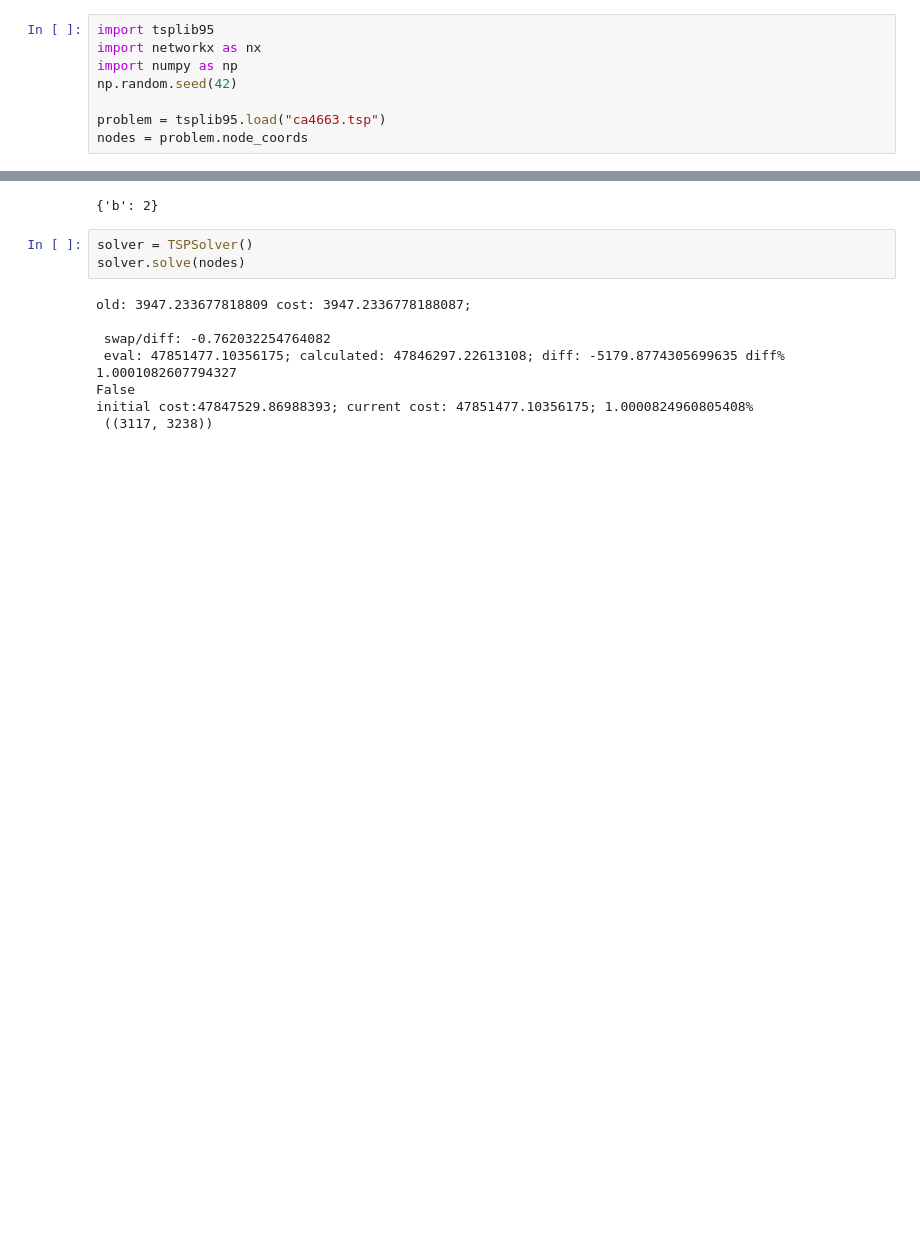
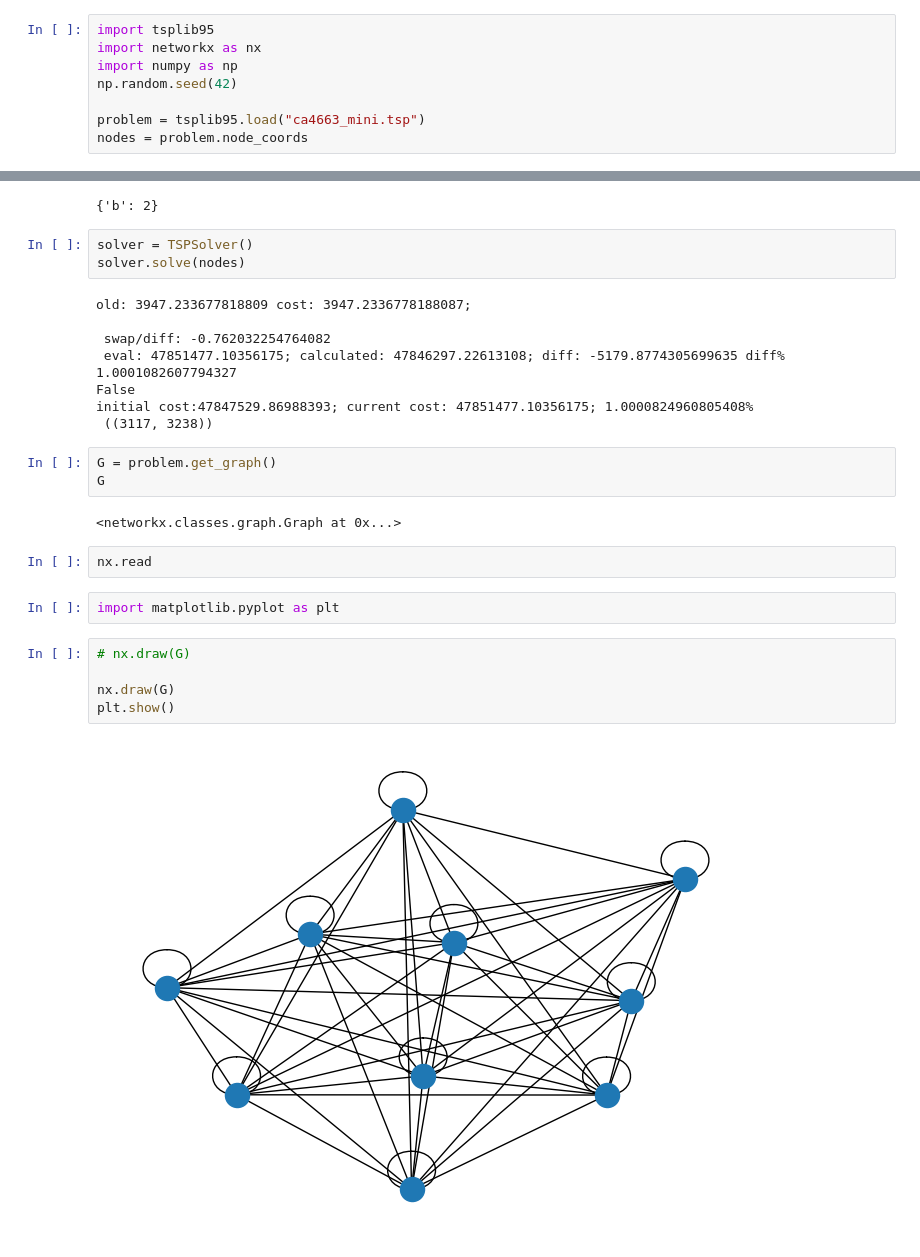
Before and after one commit to danibritods/heuristics, a Jupyter notebook: tsp.ipynb, the cells around one changed output, grey strips where cells are left out. Cells and saved outputs as stored; diff of their text form; blank space fills up the shorter version.

```diff
--- a/tsp.ipynb
+++ b/tsp.ipynb
@@ -4,7 +4,7 @@ import networkx as nx
 import numpy as np
 np.random.seed(42)
 
-problem = tsplib95.load("ca4663.tsp")
+problem = tsplib95.load("ca4663_mini.tsp")
 nodes = problem.node_coords
 # %%
 problem.as_name_dict().keys()
@@ -209,3 +192,19 @@ old: 3947.233677818809 cost: 3947.2336778188087;
 False
 initial cost:47847529.86988393; current cost: 47851477.10356175; 1.0000824960805408%
  ((3117, 3238))
+# %%
+G = problem.get_graph()
+G
+# %% [output]
+<networkx.classes.graph.Graph at 0x...>
+# %%
+nx.read
+# %%
+import matplotlib.pyplot as plt
+# %%
+# nx.draw(G)
+
+nx.draw(G)
+plt.show()
+# %% [output]
+[figure, added]
```
Also changed, not shown: parts of 5 cells of this notebook.
